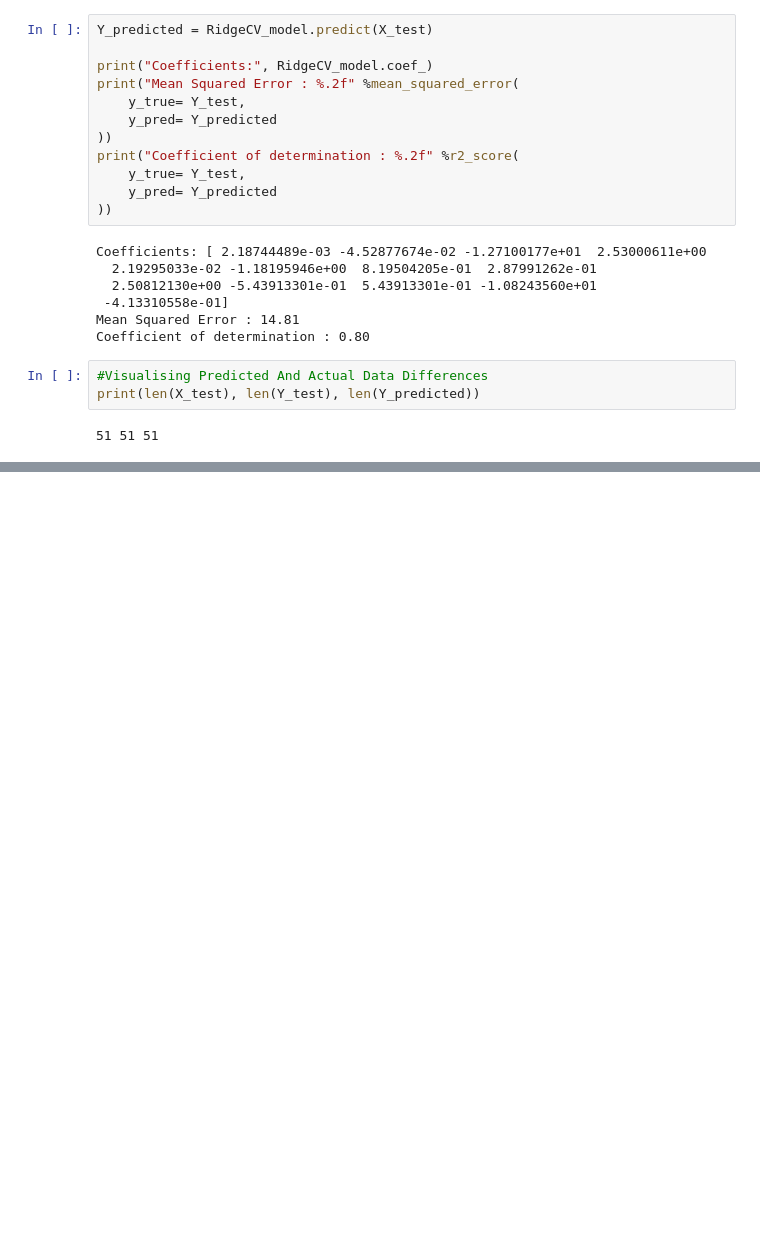
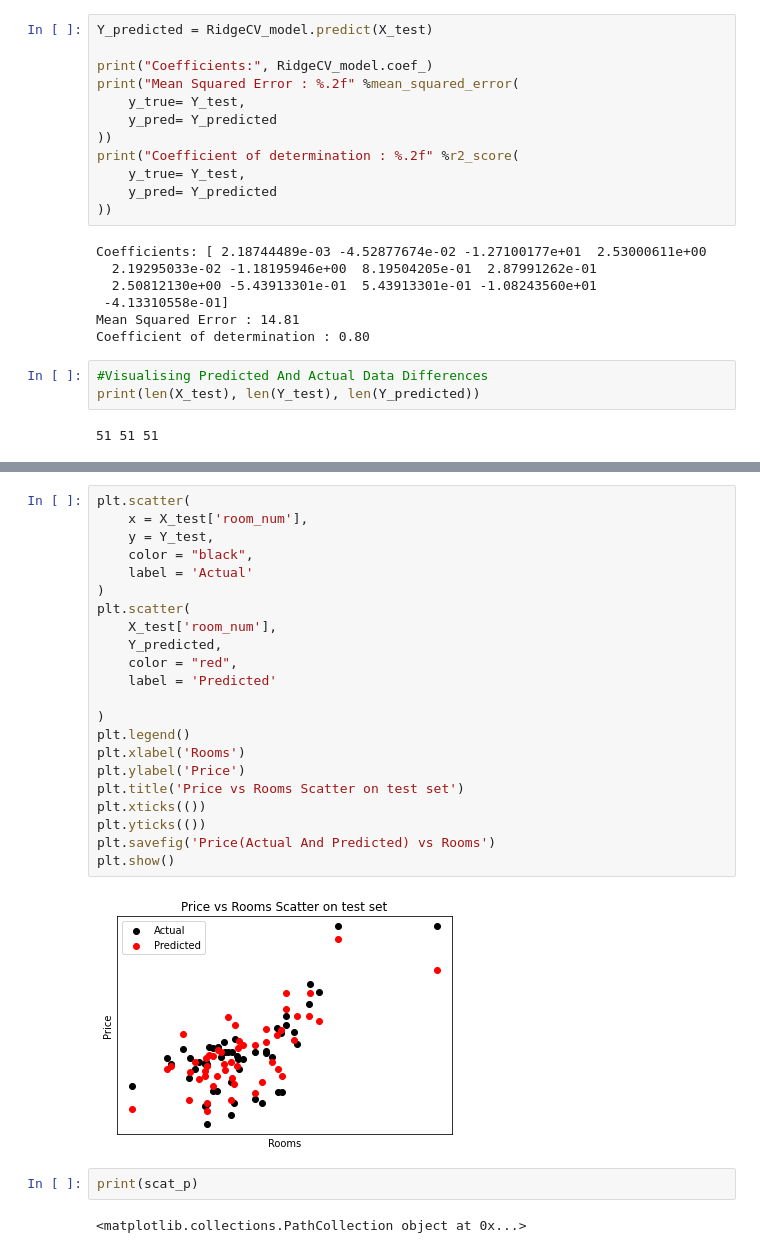
Before and after one commit to aryan7781/My-learning, a Jupyter notebook: Housing_Prices/Linear_Reg.ipynb, the cells around one changed output, grey strips where cells are left out. Saved outputs shown, nothing was run; the diff lists cells and outputs as text; blank space fills up the shorter version.

```diff
--- a/Housing_Prices/Linear_Reg.ipynb
+++ b/Housing_Prices/Linear_Reg.ipynb
@@ -73 +77,29 @@ plt.savefig('Price(Actual And Predicted) vs Rooms')
 <Figure size 432x288 with 0 Axes>
+# %%
+plt.scatter(
+    x = X_test['room_num'],
+    y = Y_test,
+    color = "black",
+    label = 'Actual'
+)
+plt.scatter(
+    X_test['room_num'],
+    Y_predicted,
+    color = "red",
+    label = 'Predicted'
+
+)
+plt.legend()
+plt.xlabel('Rooms')
+plt.ylabel('Price')
+plt.title('Price vs Rooms Scatter on test set')
+plt.xticks(())
+plt.yticks(())
+plt.savefig('Price(Actual And Predicted) vs Rooms')
+plt.show()
+# %% [output]
+[figure, added]
+# %%
+print(scat_p)
+# %% [output]
+<matplotlib.collections.PathCollection object at 0x...>
```
Also changed, not shown: parts of 2 cells of this notebook, 1 other file.
